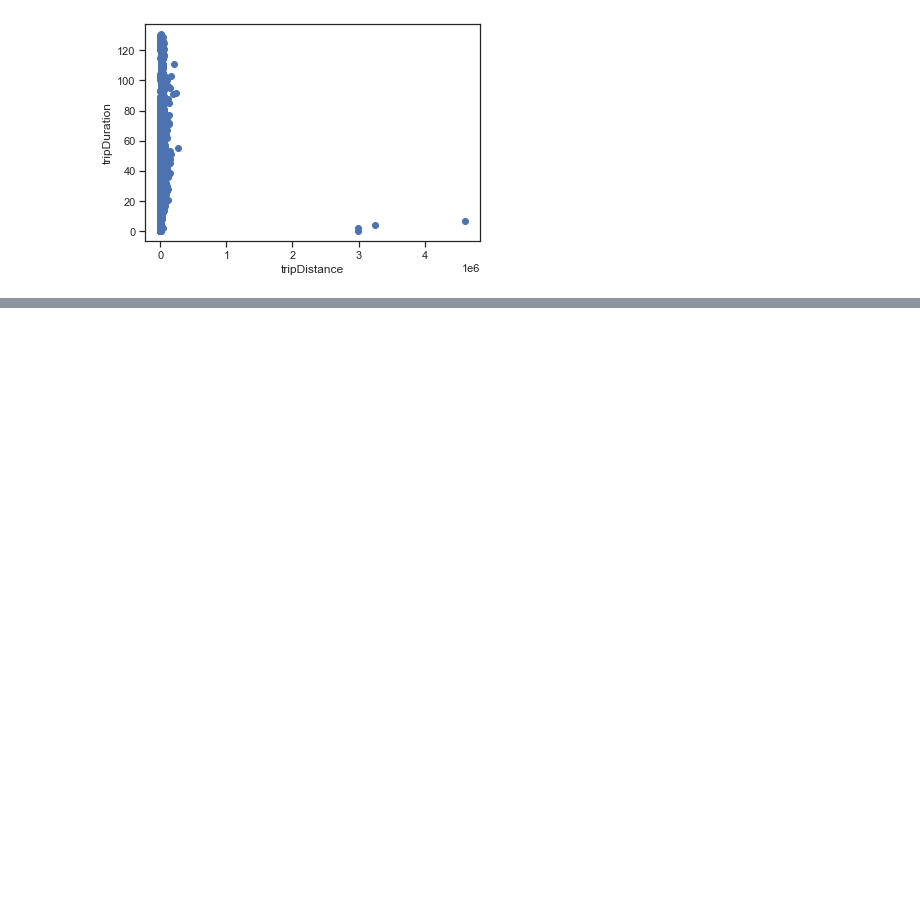
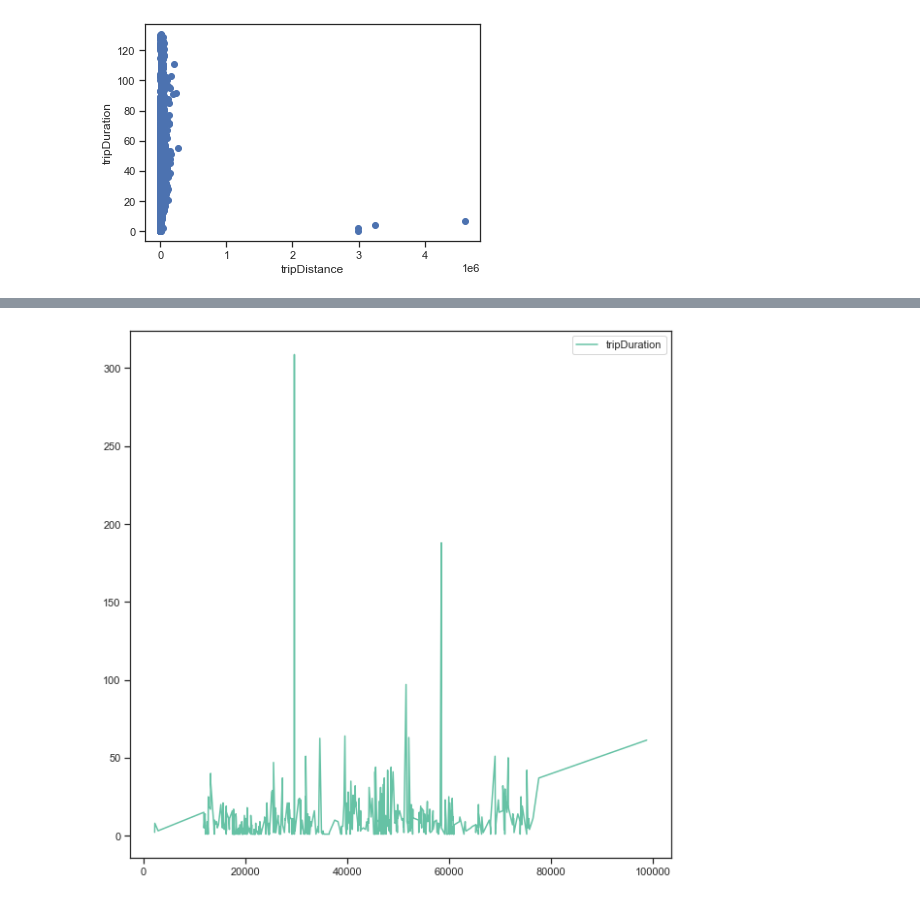
Before and after one commit to Quezadajl/nashville-scooters-project, a Jupyter notebook: notebooks/Scooter_Stats_JulyTrips.ipynb, the cells around one changed output, grey strips where cells are left out. Saved outputs shown, nothing was run; the diff lists cells and outputs as text; code cells hidden in the pictures; blank space fills up the shorter version.

```diff
--- a/notebooks/Scooter_Stats_JulyTrips.ipynb
+++ b/notebooks/Scooter_Stats_JulyTrips.ipynb
@@ -273,0 +266,9 @@ plt.ylabel('tripDuration');
+# %%
+Gotcha.plot(y = 'tripDuration', figsize=(10, 10),
+              legend = True,
+              cmap = 'Set2'
+
+             )
+plt.show()
+# %% [output]
+[figure, added]
```
Also changed, not shown: parts of 39 cells of this notebook, 3 other files.
